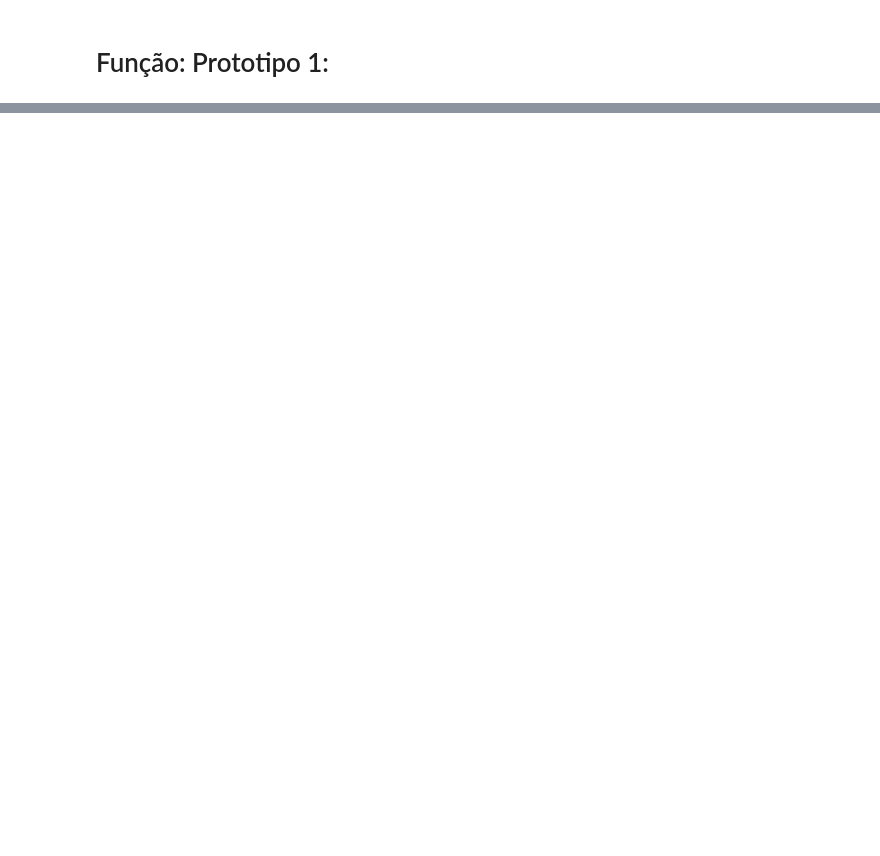
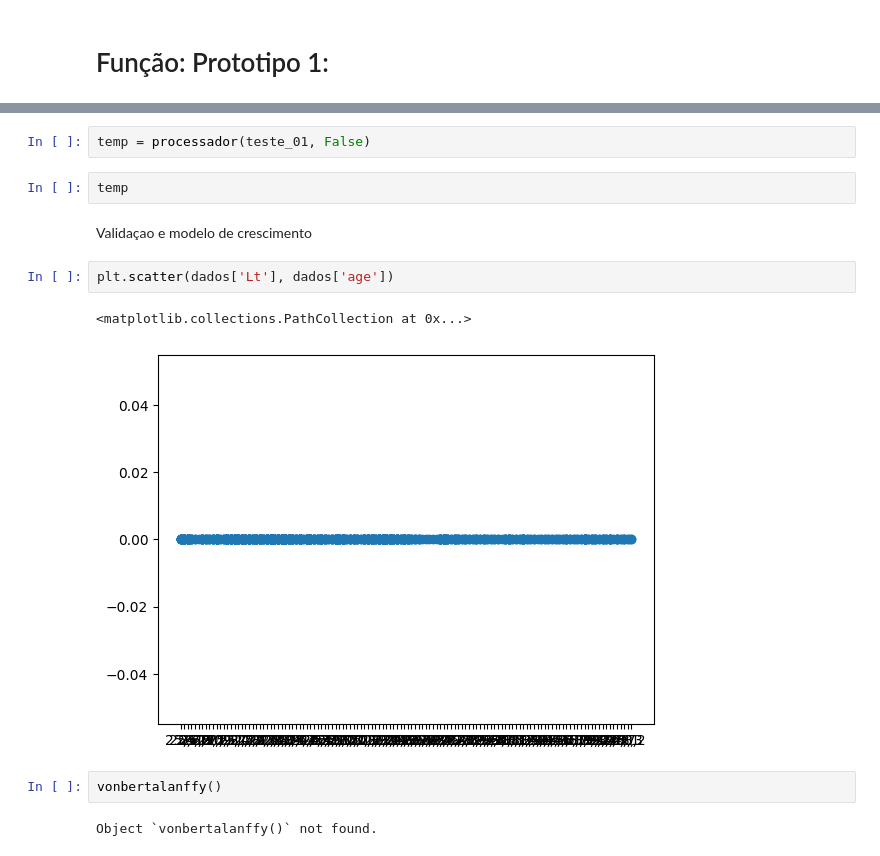
Before and after one commit to AJSRocha/msc_ds_vc, a Jupyter notebook: progress_report.ipynb, the cells around one changed output, grey strips where cells are left out. Saved outputs shown, nothing was run; the diff lists cells and outputs as text; blank space fills up the shorter version.

```diff
--- a/progress_report.ipynb
+++ b/progress_report.ipynb
@@ -104,0 +169,15 @@ https://scikit-image.org/docs/stable/auto_examples/segmentation/plot_regionprops
+# %%
+temp = processador(teste_01, False)
+# %%
+temp
+# %% [markdown]
+Validaçao e modelo de crescimento
+# %%
+plt.scatter(dados['Lt'], dados['age'])
+# %% [output]
+<matplotlib.collections.PathCollection at 0x...>
+[figure, added]
+# %%
+vonbertalanffy()
+# %% [output]
+Object `vonbertalanffy()` not found.
```
Also changed, not shown: parts of 8 cells of this notebook.
